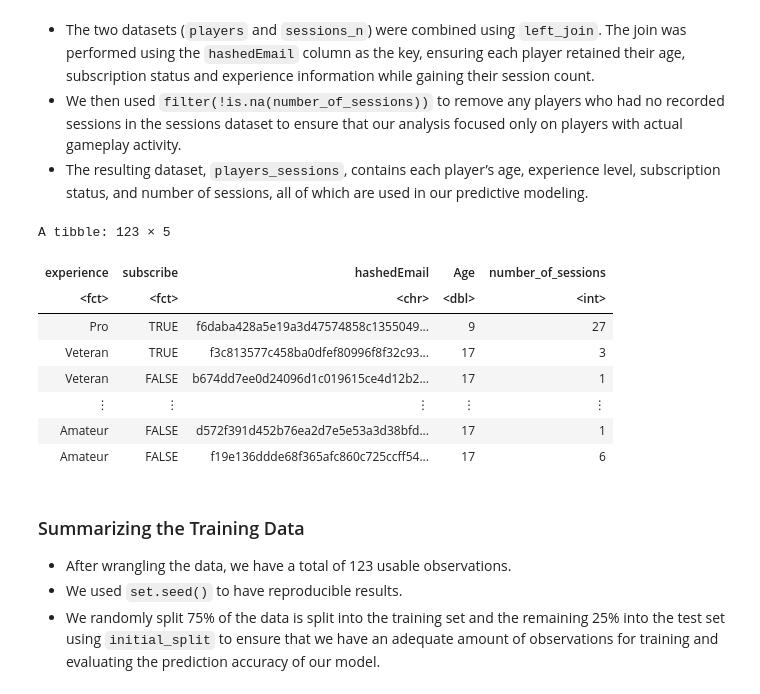
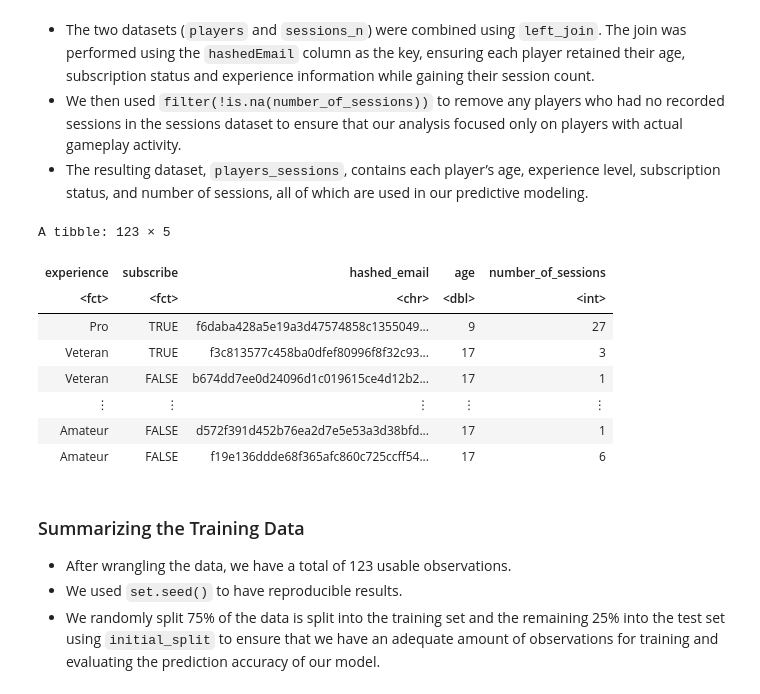
Before and after one commit to karunaj28/DSCI100-Group-Project, a Jupyter notebook: group-final.ipynb, the cells around one changed output. Cells and saved outputs as stored; diff of their text form; code cells hidden in the pictures.

```diff
--- a/group-final.ipynb
+++ b/group-final.ipynb
@@ -125,15 +125,17 @@ A tibble: 1535 × 1
 # %%
 sessions_n <- sessions |>
   group_by(hashedEmail) |>
   summarize(number_of_sessions = n(), .groups = "drop")
 
+column_names <- c("experience", "subscribe", "hashed_email", "age", "number_of_sessions")
 players_sessions <- players |>
   left_join(sessions_n, by = "hashedEmail") |>
   filter(!is.na(number_of_sessions))
+colnames(players_sessions) <- column_names
 players_sessions
 # %% [output]
 A tibble: 123 × 5
-| experience | subscribe | hashedEmail | Age | number_of_sessions |
+| experience | subscribe | hashed_email | age | number_of_sessions |
 | <fct> | <fct> | <chr> | <dbl> | <int> |
 | Pro | TRUE | f6daba428a5e19a3d47574858c1355049... | 9 | 27 |
 | Veteran | TRUE | f3c813577c458ba0dfef80996f8f32c93... | 17 | 3 |
```
Also changed, not shown: parts of 18 cells of this notebook.
